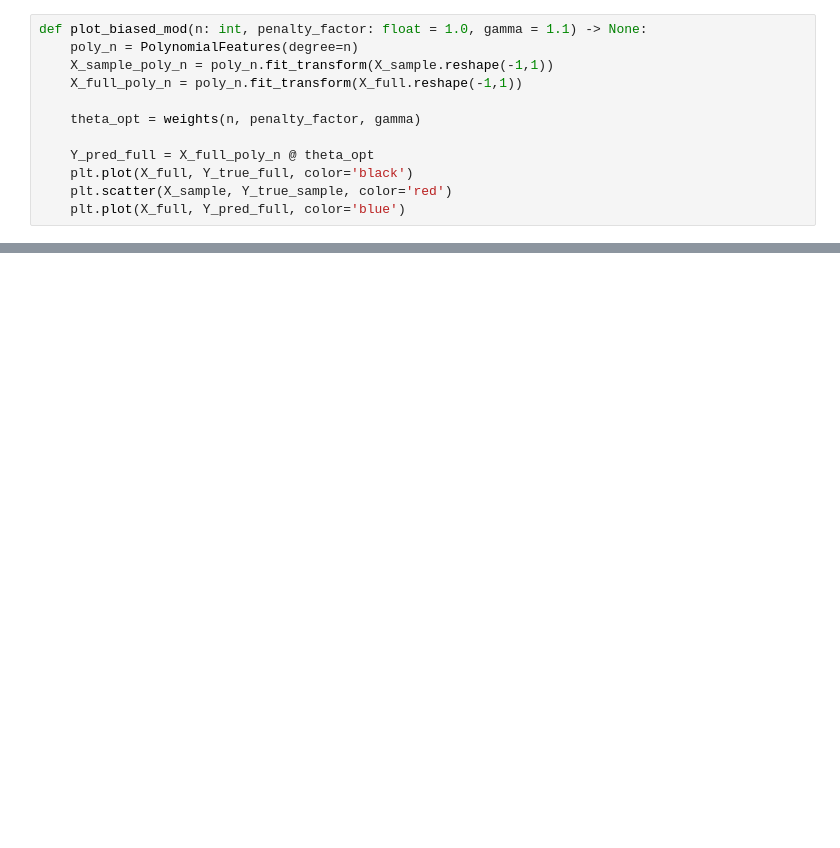
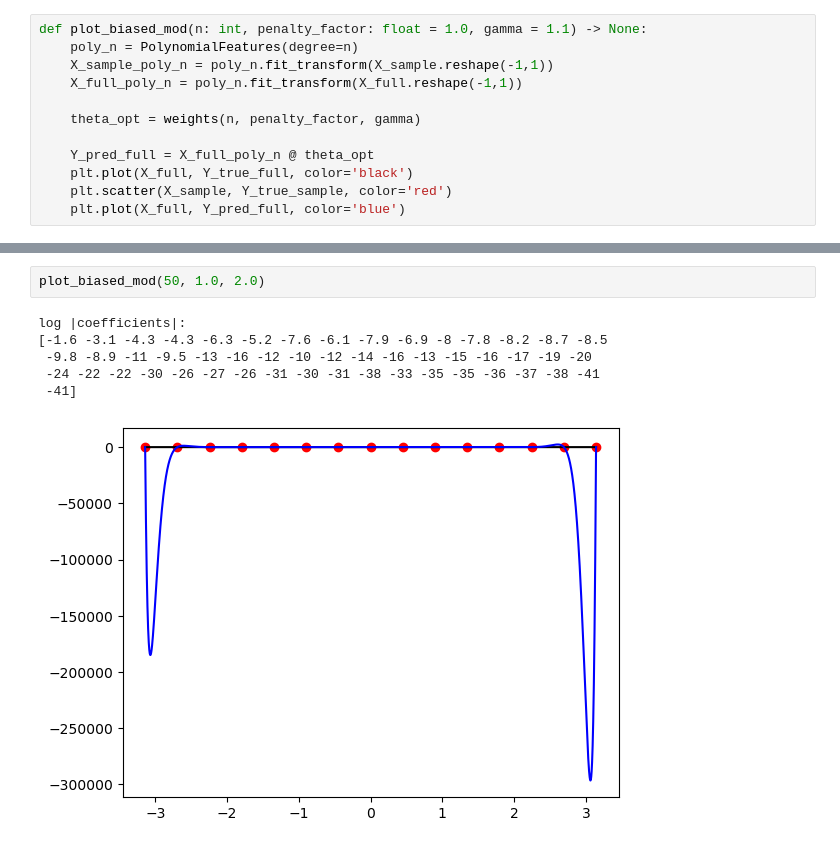
Before and after one commit to OllieHenry/overparametrized, a Jupyter notebook: demo.ipynb, the cells around one changed output, grey strips where cells are left out. Cells and saved outputs as stored; diff of their text form; blank space fills up the shorter version.

```diff
--- a/demo.ipynb
+++ b/demo.ipynb
@@ -227,0 +245,9 @@ plot_biased_mod(10, 0.0, 0.0)
+# %%
+plot_biased_mod(50, 1.0, 2.0)
+# %% [output]
+log |coefficients|:
+[-1.6 -3.1 -4.3 -4.3 -6.3 -5.2 -7.6 -6.1 -7.9 -6.9 -8 -7.8 -8.2 -8.7 -8.5
+ -9.8 -8.9 -11 -9.5 -13 -16 -12 -10 -12 -14 -16 -13 -15 -16 -17 -19 -20
+ -24 -22 -22 -30 -26 -27 -26 -31 -30 -31 -38 -33 -35 -35 -36 -37 -38 -41
+ -41]
+[figure, added]
```
Also changed, not shown: parts of 10 cells of this notebook.
